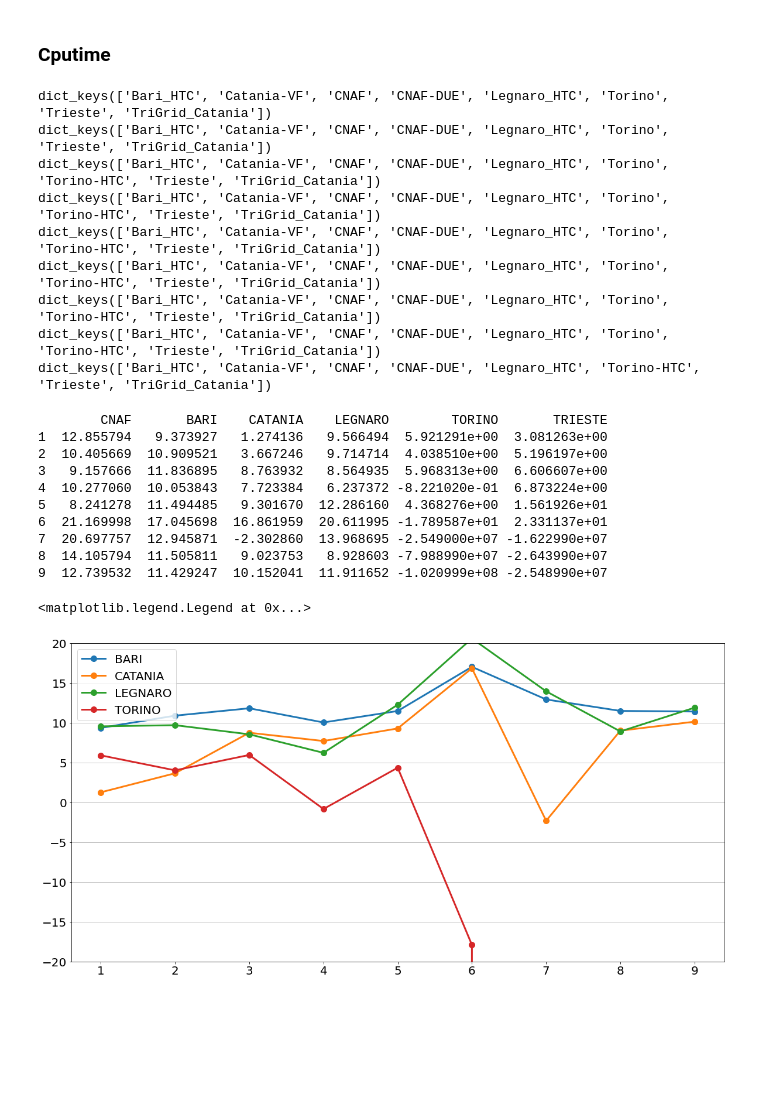
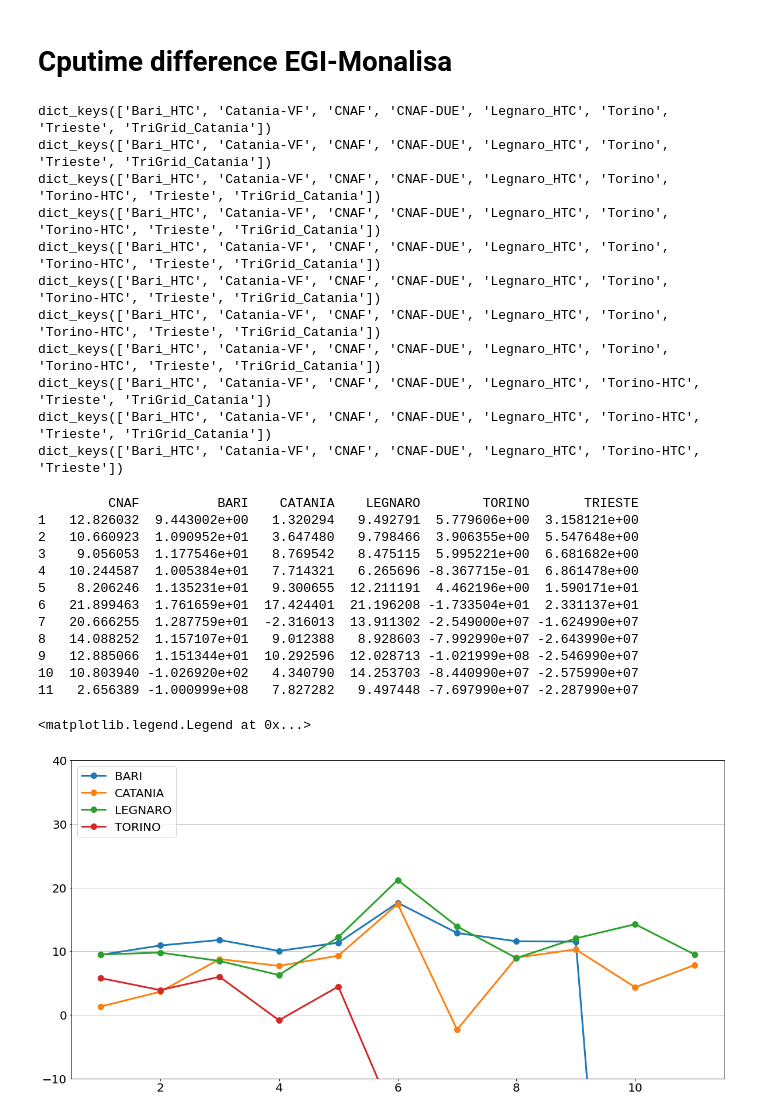
Before and after one commit to svallero/AliceSitesMonitoring, a Jupyter notebook: SitesMonitoring.ipynb, the cells around one changed output. Saved outputs shown, nothing was run; the diff lists cells and outputs as text; code cells hidden in the pictures; blank space fills up the shorter version.

```diff
--- a/SitesMonitoring.ipynb
+++ b/SitesMonitoring.ipynb
@@ -2,0 +5,16 @@
+# %%
+import helpers as h
+import pandas as pd
+
+year= 2021
+month = 11
+values = {}
+time = {}
+metric = "jobResUsageSum_time_run"
+
+# Get values accumulated from January to current month
+#for y in range(2014,year+1):
+for y in range(2014,year+1):
+    values[y] = h.get_monalisa_values(1, month, y, metric)
+    # Another dictionary with summed values for CNAF and Catania
+    time[y] = h.merge_monalisa(values[y])
@@ -12,3 +60,0 @@ Choose a month and year:
-# %%
-month = 9
-year = 2021
@@ -99,8 +178,6 @@ plot_ratio.legend(loc=2, prop={'size':20})
 # %% [markdown]
-### Cputime
+# Cputime difference EGI-Monalisa
 # %%
-metric = "jobResUsageSum_time_cpu"
-
 # Loop on all months from January to selected month
 values_monalisa = {}
 values_egi = {}
@@ -134,29 +211,33 @@ dict_keys(['Bari_HTC', 'Catania-VF', 'CNAF', 'CNAF-DUE', 'Legnaro_HTC', 'Torino'
 dict_keys(['Bari_HTC', 'Catania-VF', 'CNAF', 'CNAF-DUE', 'Legnaro_HTC', 'Torino', 'Torino-HTC', 'Trieste', 'TriGrid_Catania'])
 dict_keys(['Bari_HTC', 'Catania-VF', 'CNAF', 'CNAF-DUE', 'Legnaro_HTC', 'Torino', 'Torino-HTC', 'Trieste', 'TriGrid_Catania'])
 dict_keys(['Bari_HTC', 'Catania-VF', 'CNAF', 'CNAF-DUE', 'Legnaro_HTC', 'Torino-HTC', 'Trieste', 'TriGrid_Catania'])
+dict_keys(['Bari_HTC', 'Catania-VF', 'CNAF', 'CNAF-DUE', 'Legnaro_HTC', 'Torino-HTC', 'Trieste', 'TriGrid_Catania'])
+dict_keys(['Bari_HTC', 'Catania-VF', 'CNAF', 'CNAF-DUE', 'Legnaro_HTC', 'Torino-HTC', 'Trieste'])
 # %%
 df_ratio = pd.DataFrame.from_dict(cput_ratio, dtype=float, orient='index')
 print (df_ratio)
 # %% [output]
-        CNAF       BARI    CATANIA    LEGNARO        TORINO       TRIESTE
-1  12.855794   9.373927   1.274136   9.566494  5.921291e+00  3.081263e+00
-2  10.405669  10.909521   3.667246   9.714714  4.038510e+00  5.196197e+00
-3   9.157666  11.836895   8.763932   8.564935  5.968313e+00  6.606607e+00
-4  10.277060  10.053843   7.723384   6.237372 -8.221020e-01  6.873224e+00
-5   8.241278  11.494485   9.301670  12.286160  4.368276e+00  1.561926e+01
-6  21.169998  17.045698  16.861959  20.611995 -1.789587e+01  2.331137e+01
-7  20.697757  12.945871  -2.302860  13.968695 -2.549000e+07 -1.622990e+07
-8  14.105794  11.505811   9.023753   8.928603 -7.988990e+07 -2.643990e+07
-9  12.739532  11.429247  10.152041  11.911652 -1.020999e+08 -2.548990e+07
+         CNAF          BARI    CATANIA    LEGNARO        TORINO       TRIESTE
+1   12.826032  9.443002e+00   1.320294   9.492791  5.779606e+00  3.158121e+00
+2   10.660923  1.090952e+01   3.647480   9.798466  3.906355e+00  5.547648e+00
+3    9.056053  1.177546e+01   8.769542   8.475115  5.995221e+00  6.681682e+00
+4   10.244587  1.005384e+01   7.714321   6.265696 -8.367715e-01  6.861478e+00
+5    8.206246  1.135231e+01   9.300655  12.211191  4.462196e+00  1.590171e+01
+6   21.899463  1.761659e+01  17.424401  21.196208 -1.733504e+01  2.331137e+01
+7   20.666255  1.287759e+01  -2.316013  13.911302 -2.549000e+07 -1.624990e+07
+8   14.088252  1.157107e+01   9.012388   8.928603 -7.992990e+07 -2.643990e+07
+9   12.885066  1.151344e+01  10.292596  12.028713 -1.021999e+08 -2.546990e+07
+10  10.803940 -1.026920e+02   4.340790  14.253703 -8.440990e+07 -2.575990e+07
+11   2.656389 -1.000999e+08   7.827282   9.497448 -7.697990e+07 -2.287990e+07
 # %%
 df_ratio = df_ratio.drop(['CNAF','TRIESTE'], axis=1)
 # %%
 plot_ratio = df_ratio.plot(style='.-', figsize=(20,10), fontsize = 20, linewidth=3, markersize=20)
 plot_ratio.yaxis.get_offset_text().set_fontsize(20)
-plot_ratio.set_ylim(-20, 20)
+plot_ratio.set_ylim(-10, 40)
 plot_ratio.grid(True, axis='y')
 plot_ratio.legend(loc=2, prop={'size':20})
 # %% [output]
 <matplotlib.legend.Legend at 0x...>
-[figure, old version]
+[figure, new version]
 # %%
```
Also changed, not shown: parts of 42 cells of this notebook, 4 other files.
